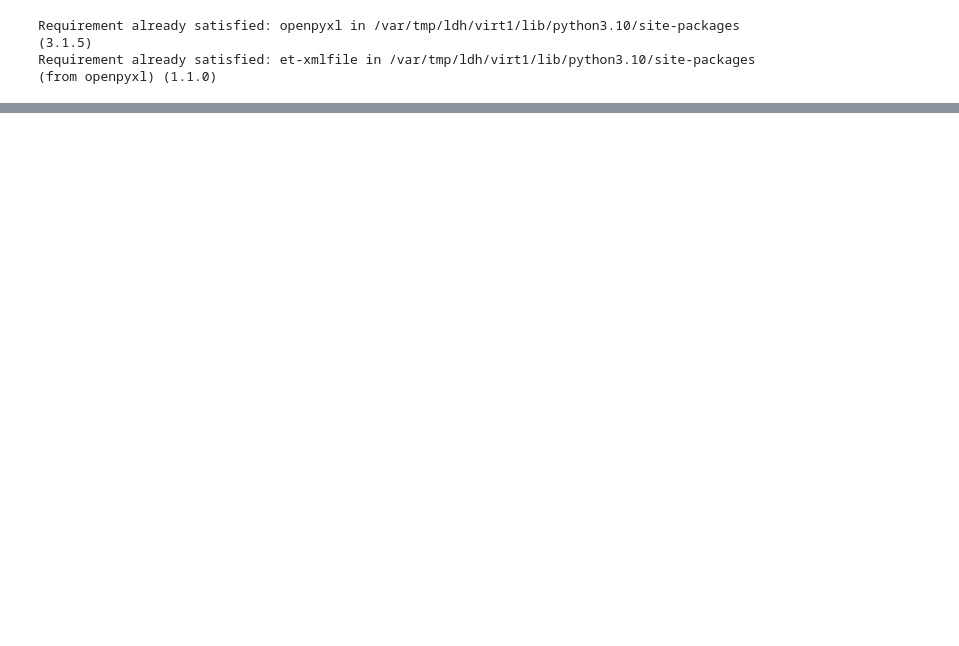
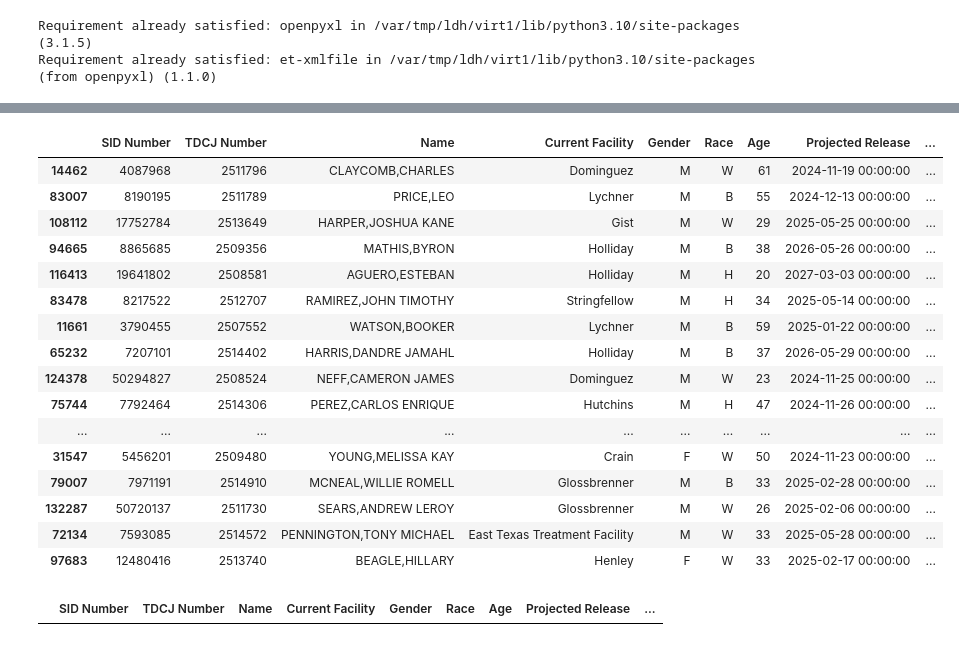
Before and after one commit to ldhagen/Prison_Notebook, a Jupyter notebook: Texas_Prisoners_Daily.ipynb, the cells around one changed output, grey strips where cells are left out. Cells and saved outputs as stored; diff of their text form; code cells hidden in the pictures; blank space fills up the shorter version.

```diff
--- a/Texas_Prisoners_Daily.ipynb
+++ b/Texas_Prisoners_Daily.ipynb
@@ -59,6 +97,0 @@ a.info()
-# %%
-a['Offense_Date_dt'] = pd.to_datetime(a['Offense Date'], errors='coerce')
-# %%
-a['TDCJ Offense_str'] = pd.to_str(a['TDCJ Offense'], errors='coerce')
-# %%
-a['TDCJ Offense'] = a['TDCJ Offense'].astype(str)
@@ -73,4 +98,20 @@ a.head()
-# %%
-a['Offense_Date_dt'] = pd.to_datetime(a['Offense Date'], errors='coerce')
 # %%
-a.sort_values(by=['Offense_Date_dt'])[-35:]
+a.sort_values(by=['Offense Date'])[-35:]
+# %% [output]
+|  | SID Number | TDCJ Number | Name | Current Facility | Gender | Race | Age | Projected Release | ... |
+| 14462 | 4087968 | 2511796 | CLAYCOMB,CHARLES | Dominguez | M | W | 61 | 2024-11-19 00:00:00 | ... |
+| 83007 | 8190195 | 2511789 | PRICE,LEO | Lychner | M | B | 55 | 2024-12-13 00:00:00 | ... |
+| 108112 | 17752784 | 2513649 | HARPER,JOSHUA KANE | Gist | M | W | 29 | 2025-05-25 00:00:00 | ... |
+| 94665 | 8865685 | 2509356 | MATHIS,BYRON | Holliday | M | B | 38 | 2026-05-26 00:00:00 | ... |
+| 116413 | 19641802 | 2508581 | AGUERO,ESTEBAN | Holliday | M | H | 20 | 2027-03-03 00:00:00 | ... |
+| 83478 | 8217522 | 2512707 | RAMIREZ,JOHN TIMOTHY | Stringfellow | M | H | 34 | 2025-05-14 00:00:00 | ... |
+| 11661 | 3790455 | 2507552 | WATSON,BOOKER | Lychner | M | B | 59 | 2025-01-22 00:00:00 | ... |
+| 65232 | 7207101 | 2514402 | HARRIS,DANDRE JAMAHL | Holliday | M | B | 37 | 2026-05-29 00:00:00 | ... |
+| 124378 | 50294827 | 2508524 | NEFF,CAMERON JAMES | Dominguez | M | W | 23 | 2024-11-25 00:00:00 | ... |
+| 75744 | 7792464 | 2514306 | PEREZ,CARLOS ENRIQUE | Hutchins | M | H | 47 | 2024-11-26 00:00:00 | ... |
+| ... | ... | ... | ... | ... | ... | ... | ... | ... | ... |
+| 31547 | 5456201 | 2509480 | YOUNG,MELISSA KAY | Crain | F | W | 50 | 2024-11-23 00:00:00 | ... |
+| 79007 | 7971191 | 2514910 | MCNEAL,WILLIE ROMELL | Glossbrenner | M | B | 33 | 2025-02-28 00:00:00 | ... |
+| 132287 | 50720137 | 2511730 | SEARS,ANDREW LEROY | Glossbrenner | M | W | 26 | 2025-02-06 00:00:00 | ... |
+| 72134 | 7593085 | 2514572 | PENNINGTON,TONY MICHAEL | East Texas Treatment Facility | M | W | 33 | 2025-05-28 00:00:00 | ... |
+| 97683 | 12480416 | 2513740 | BEAGLE,HILLARY | Henley | F | W | 33 | 2025-02-17 00:00:00 | ... |
@@ -83,2 +118,4 @@ for x in a['Sentence Date']:
 # %%
 a[a['Offense Date'] == '#NULL!']
+# %% [output]
+|  | SID Number | TDCJ Number | Name | Current Facility | Gender | Race | Age | Projected Release | ... |
```
Also changed, not shown: parts of 38 cells of this notebook.
